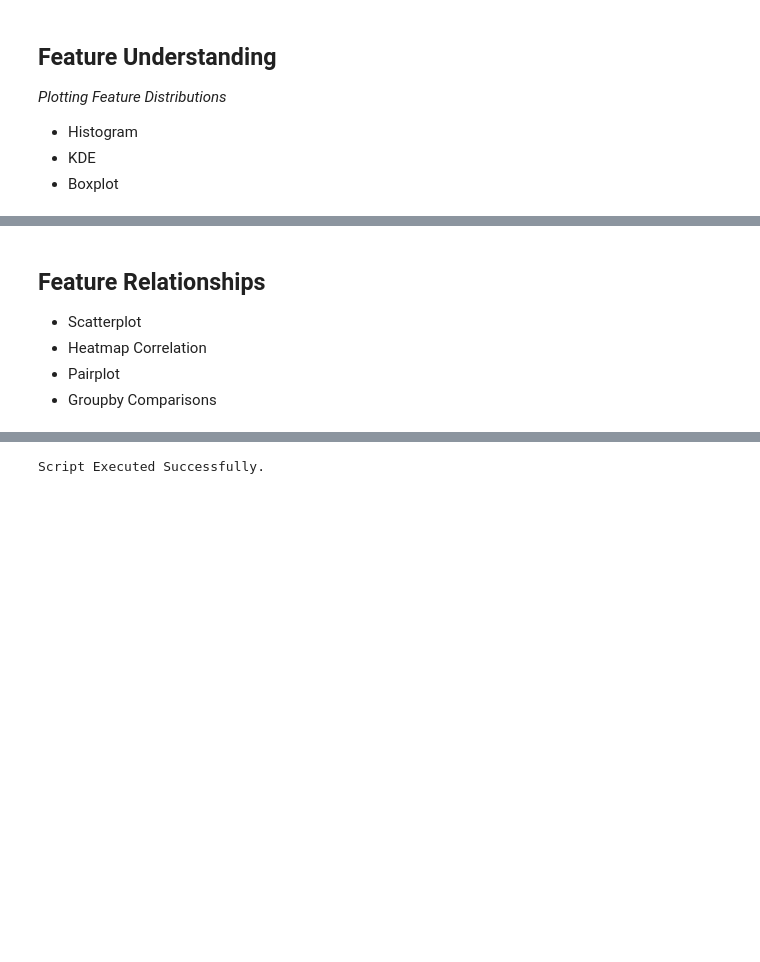
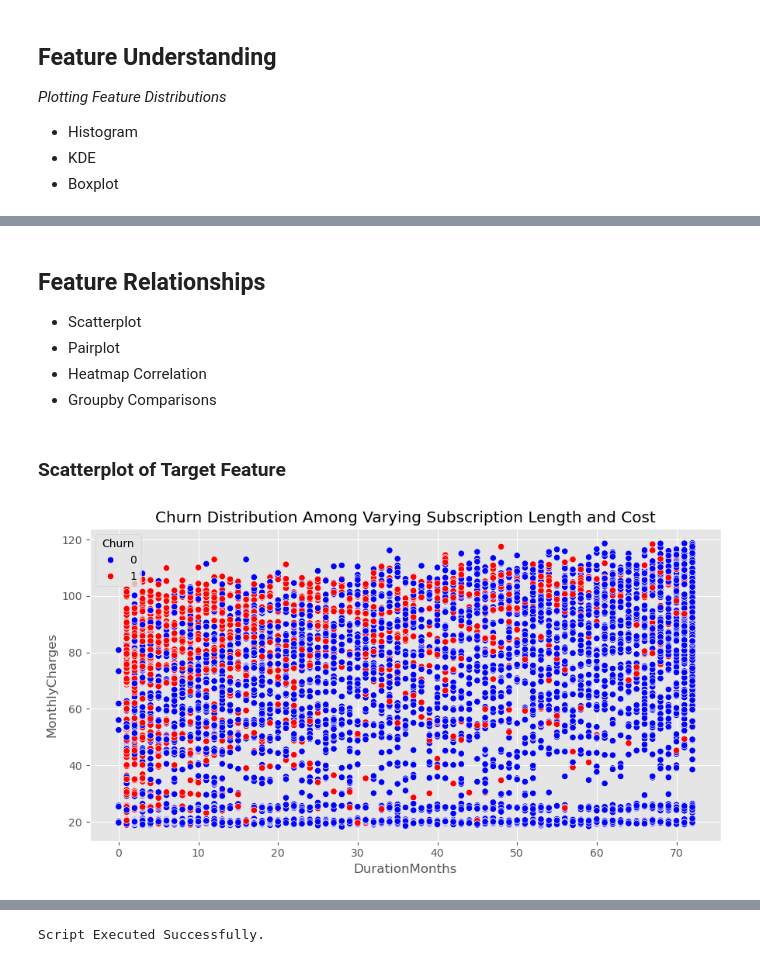
Before and after one commit to mrhussaink7/telco-churn-model, a Jupyter notebook: notebooks/exploratory_data_analysis.ipynb, the cells around one changed output, grey strips where cells are left out. Cells and saved outputs as stored; diff of their text form; code cells hidden in the pictures; blank space fills up the shorter version.

```diff
--- a/notebooks/exploratory_data_analysis.ipynb
+++ b/notebooks/exploratory_data_analysis.ipynb
@@ -104,6 +83,16 @@ FEATURE: PHONESERVICE
 # %% [markdown]
 ## Feature Relationships
 - Scatterplot
+- Pairplot
 - Heatmap Correlation
-- Pairplot
 - Groupby Comparisons
+# %% [markdown]
+### Scatterplot of Target Feature
+# %%
+fig, ax = plt.subplots(1, figsize=(9,5))
+sns.scatterplot(ax=ax, data=df, x='DurationMonths', y='MonthlyCharges', hue='Churn', palette={0: 'blue', 1:'red'})
+ax.set_title('Churn Distribution Among Varying Subscription Length and Cost')
+plt.tight_layout()
+plt.show()
+# %% [output]
+[figure, added]
```
Also changed, not shown: parts of 12 cells of this notebook, 3 other files.
